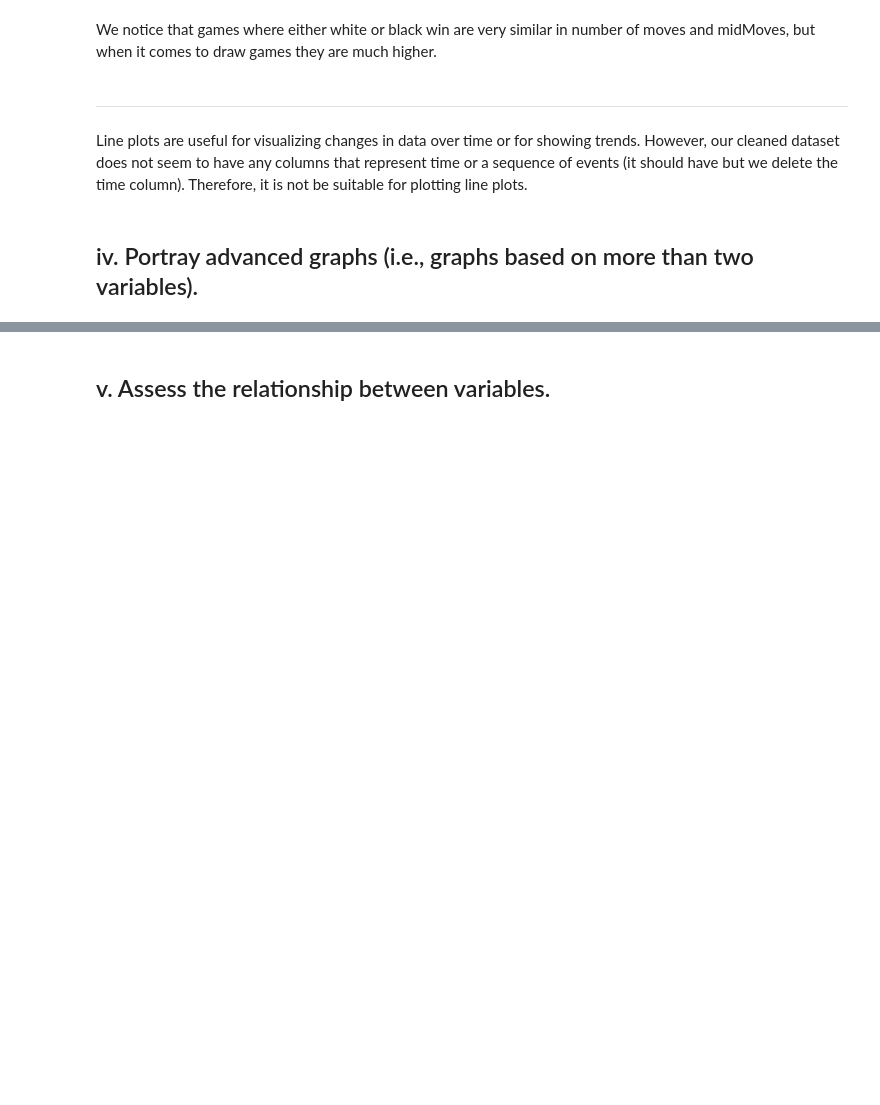
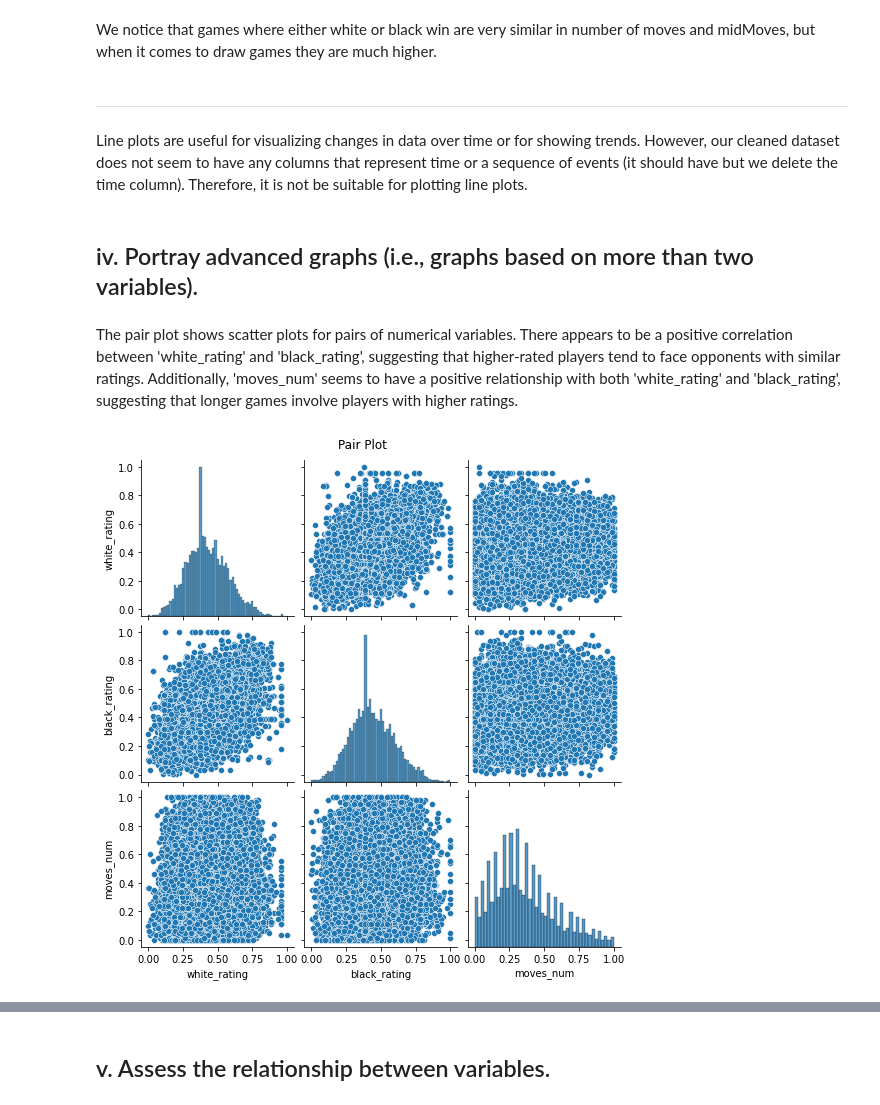
Before and after one commit to Sameer-13/Chess_Winner_Predictor, a Jupyter notebook: 3and4.ipynb, the cells around one changed output, grey strips where cells are left out. Drawn from its saved outputs; the diff is of its cells as text; code cells hidden in the pictures; blank space fills up the shorter version.

```diff
--- a/3and4.ipynb
+++ b/3and4.ipynb
@@ -127,3 +131,12 @@ ________________________________________________________________________________
 Line plots are useful for visualizing changes in data over time or for showing trends. However, our cleaned dataset does not seem to have any columns that represent time or a sequence of events (it should have but we delete the time column). Therefore, it is not be suitable for plotting line plots.
 # %% [markdown]
 ## iv. Portray advanced graphs (i.e., graphs based on more than two variables).
+# %% [markdown]
+The pair plot shows scatter plots for pairs of numerical variables. There appears to be a positive correlation between 'white_rating' and 'black_rating', suggesting that higher-rated players tend to face opponents with similar ratings. Additionally, 'moves_num' seems to have a positive relationship with both 'white_rating' and 'black_rating', suggesting that longer games involve players with higher ratings.
+# %%
+# Pair Plot
+sns.pairplot(df[['white_rating', 'black_rating', 'moves_num']])
+plt.suptitle('Pair Plot', y=1.02)
+plt.show()
+# %% [output]
+[figure, added]
```
Also changed, not shown: parts of 21 cells of this notebook.
